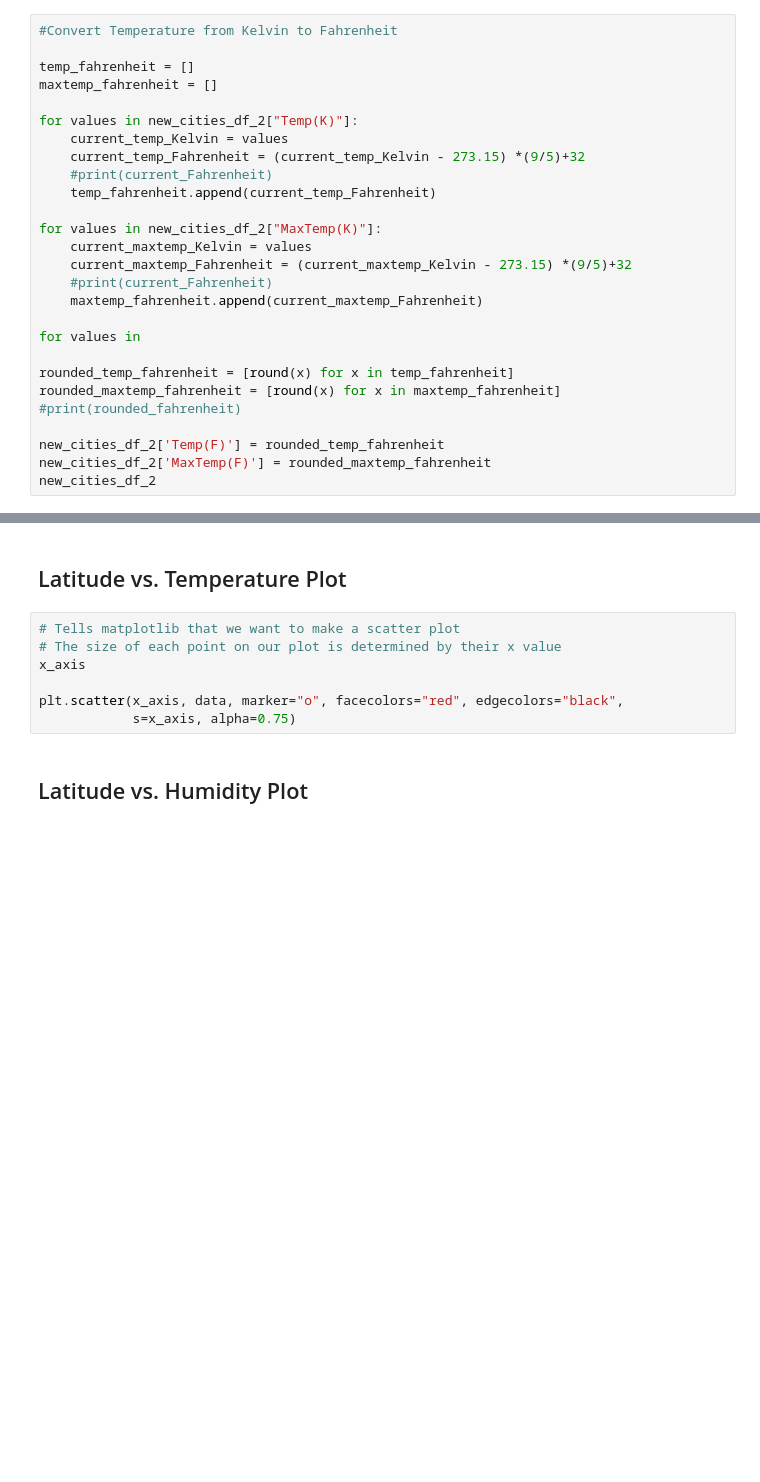
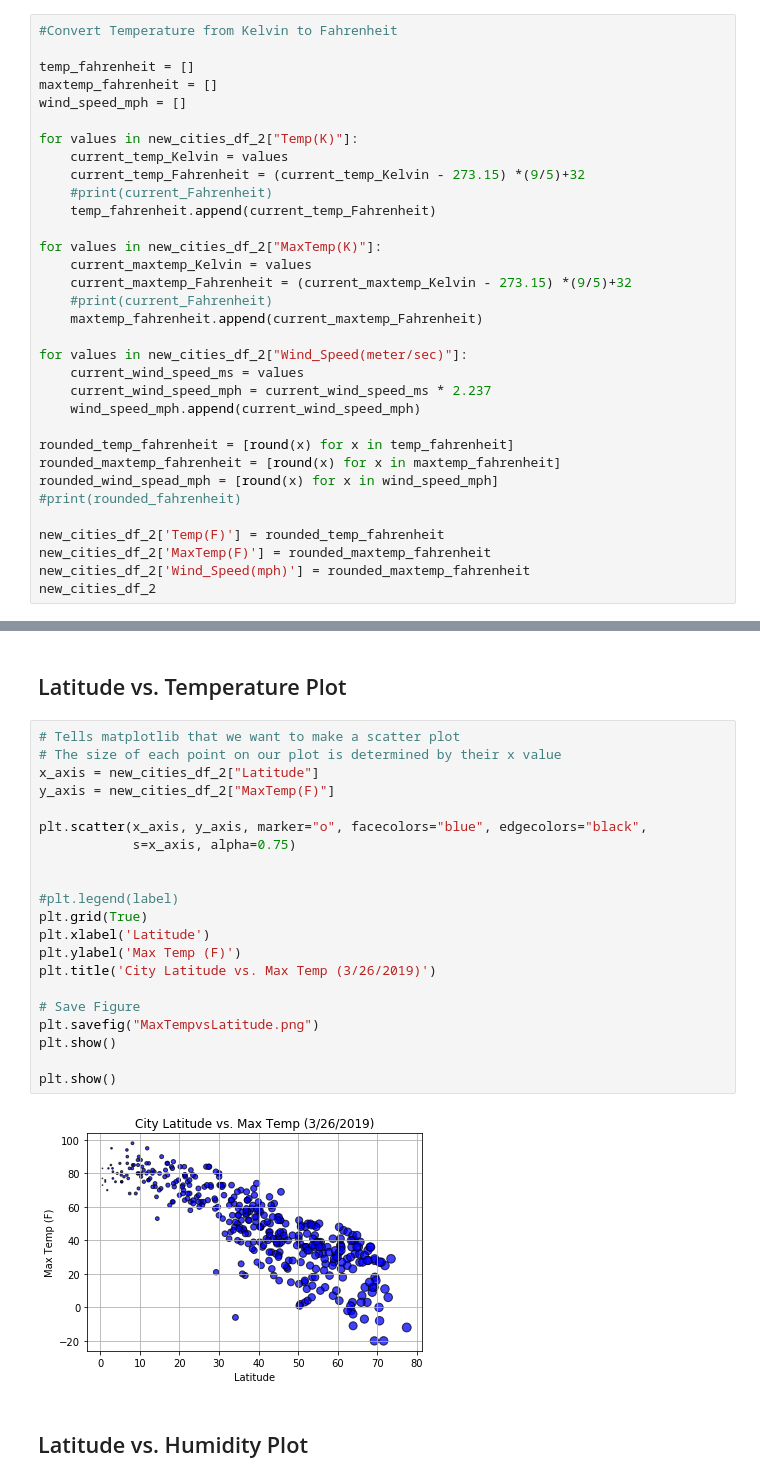
Before and after one commit to kglibrarian/weatherpy, a Jupyter notebook: main.ipynb, the cells around one changed output, grey strips where cells are left out. Drawn from its saved outputs; the diff is of its cells as text; blank space fills up the shorter version.

Commit message:
created max temp scatter

```diff
--- a/main.ipynb
+++ b/main.ipynb
@@ -226,6 +226,7 @@ new_cities_df_2
 
 temp_fahrenheit = []
 maxtemp_fahrenheit = []
+wind_speed_mph = []
 
 for values in new_cities_df_2["Temp(K)"]:
     current_temp_Kelvin = values
@@ -239,14 +240,19 @@ for values in new_cities_df_2["MaxTemp(K)"]:
     #print(current_Fahrenheit)
     maxtemp_fahrenheit.append(current_maxtemp_Fahrenheit)
 
-for values in
+for values in new_cities_df_2["Wind_Speed(meter/sec)"]:
+    current_wind_speed_ms = values
+    current_wind_speed_mph = current_wind_speed_ms * 2.237
+    wind_speed_mph.append(current_wind_speed_mph)
 
 rounded_temp_fahrenheit = [round(x) for x in temp_fahrenheit]
 rounded_maxtemp_fahrenheit = [round(x) for x in maxtemp_fahrenheit]
+rounded_wind_spead_mph = [round(x) for x in wind_speed_mph]
 #print(rounded_fahrenheit)
 
 new_cities_df_2['Temp(F)'] = rounded_temp_fahrenheit
 new_cities_df_2['MaxTemp(F)'] = rounded_maxtemp_fahrenheit
+new_cities_df_2['Wind_Speed(mph)'] = rounded_maxtemp_fahrenheit
 new_cities_df_2
 # %% [output]
 A value is trying to be set on a copy of a slice from a DataFrame.
@@ -285,10 +295,26 @@ Use proper labeling of the plots using plot titles (including date of analysis)
 # %%
 # Tells matplotlib that we want to make a scatter plot
 # The size of each point on our plot is determined by their x value
-x_axis
+x_axis = new_cities_df_2["Latitude"]
+y_axis = new_cities_df_2["MaxTemp(F)"]
 
-plt.scatter(x_axis, data, marker="o", facecolors="red", edgecolors="black",
+plt.scatter(x_axis, y_axis, marker="o", facecolors="blue", edgecolors="black",
             s=x_axis, alpha=0.75)
+
+
+#plt.legend(label)
+plt.grid(True)
+plt.xlabel('Latitude')
+plt.ylabel('Max Temp (F)')
+plt.title('City Latitude vs. Max Temp (3/26/2019)')
+
+# Save Figure
+plt.savefig("MaxTempvsLatitude.png")
+plt.show()
+
+plt.show()
+# %% [output]
+[figure, added]
 # %% [markdown]
 ## Latitude vs. Humidity Plot
 # %% [markdown]
```
Also changed, not shown: parts of 1 cell of this notebook, 1 other file.
